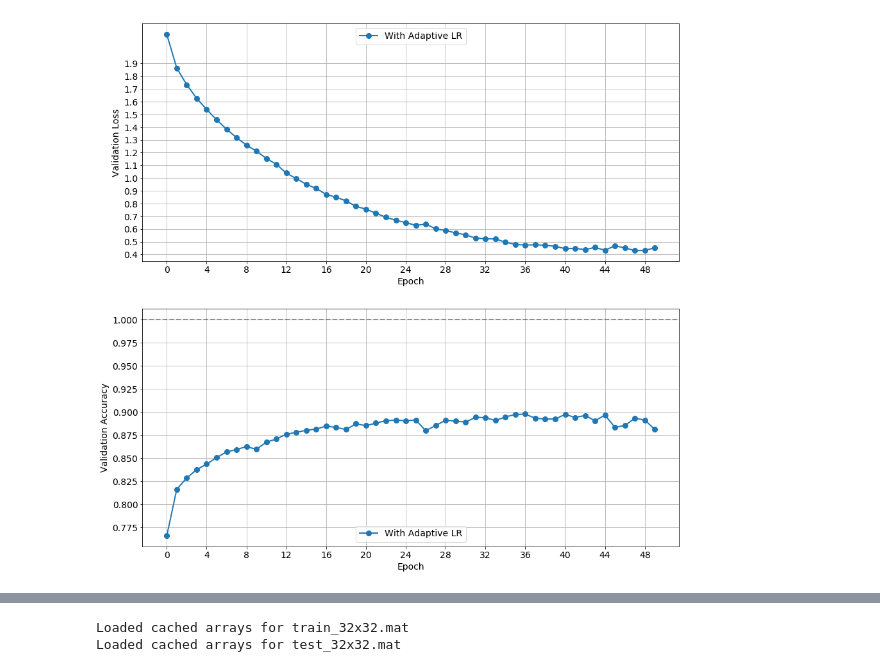
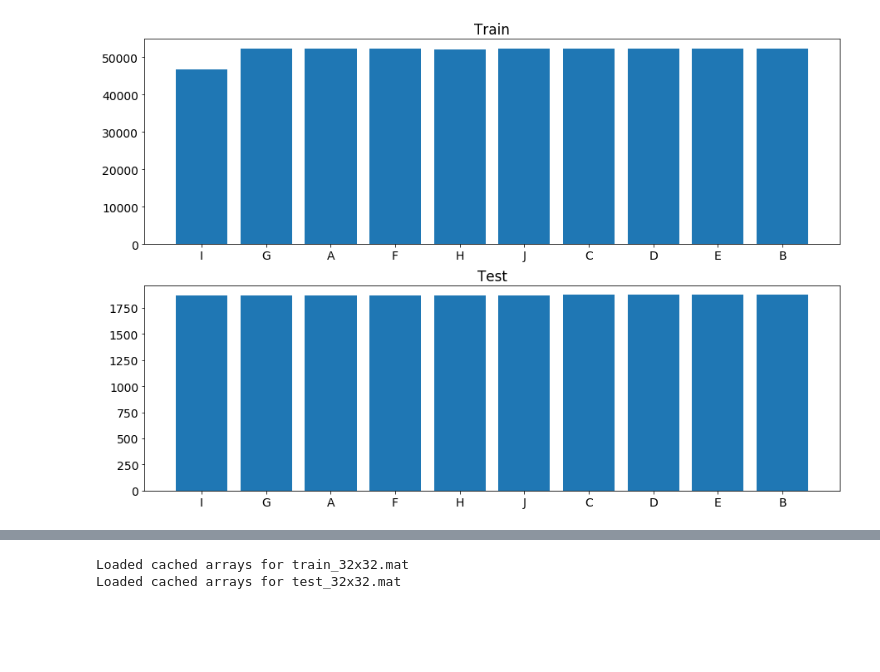
Before and after one commit to CatWantsMeow/mo, a Jupyter notebook: 2/1.ipynb, the cells around one changed output, grey strips where cells are left out. Cells and saved outputs as stored; diff of their text form; code cells hidden in the pictures; blank space fills up the shorter version.

```diff
--- a/2/1.ipynb
+++ b/2/1.ipynb
@@ -39,3 +55,12 @@ show_balance("Test", fig.add_subplot(2, 1, 2), labels_test, labels)
+# %%
+plt.rcParams['font.size'] = 14
+plt.rcParams['font.weight'] = 100
+
+fig = plt.figure(figsize=(15, 10), )
+show_balance("Train", fig.add_subplot(2, 1, 1), labels_train, labels)
+show_balance("Test", fig.add_subplot(2, 1, 2), labels_test, labels)
+# %% [output]
+[figure, added]
 # %%
 plt.rcParams['font.size'] = 14
 plt.rcParams['font.weight'] = 100
@@ -56,7 +81,7 @@ for i, ((model_name, result), marker) in enumerate(zip(results.items(), ['o', 's
     x = [int(n) for n in result.keys()]
     y = [v['val_loss'] for v in result.values()]
 
-    ax.plot(x, y, '-{}'.format(marker), markersize=8, label=model_name, linewidth=2)
+    ax.plot(x, y, '-{}'.format(marker), markersize=8, label='Loss', linewidth=2)
     ax.set_xticks(x[::4])
     ax.set_xticklabels(x[::4])
 
@@ -80,5 +105,3 @@ ax.grid()
 ax.legend(loc='lower center')
 
 plt.show()
-# %% [output]
-[figure, removed]
```
Also changed, not shown: parts of 7 cells of this notebook, 7 other files.
